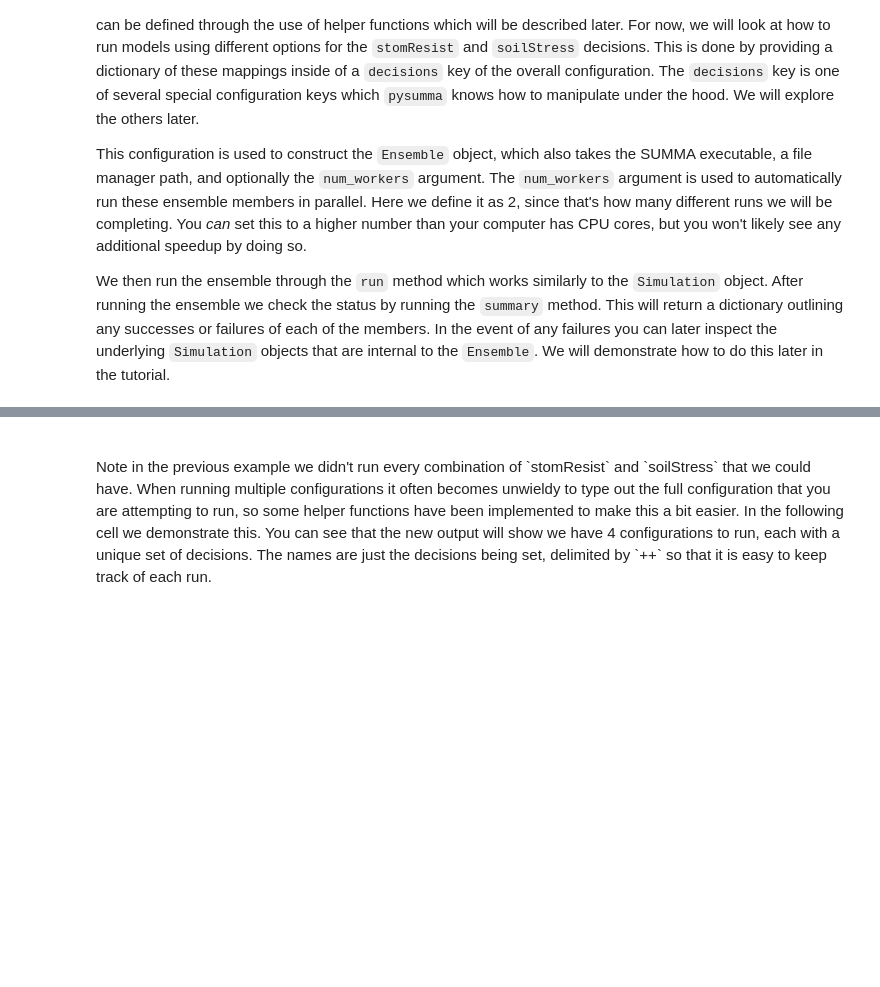
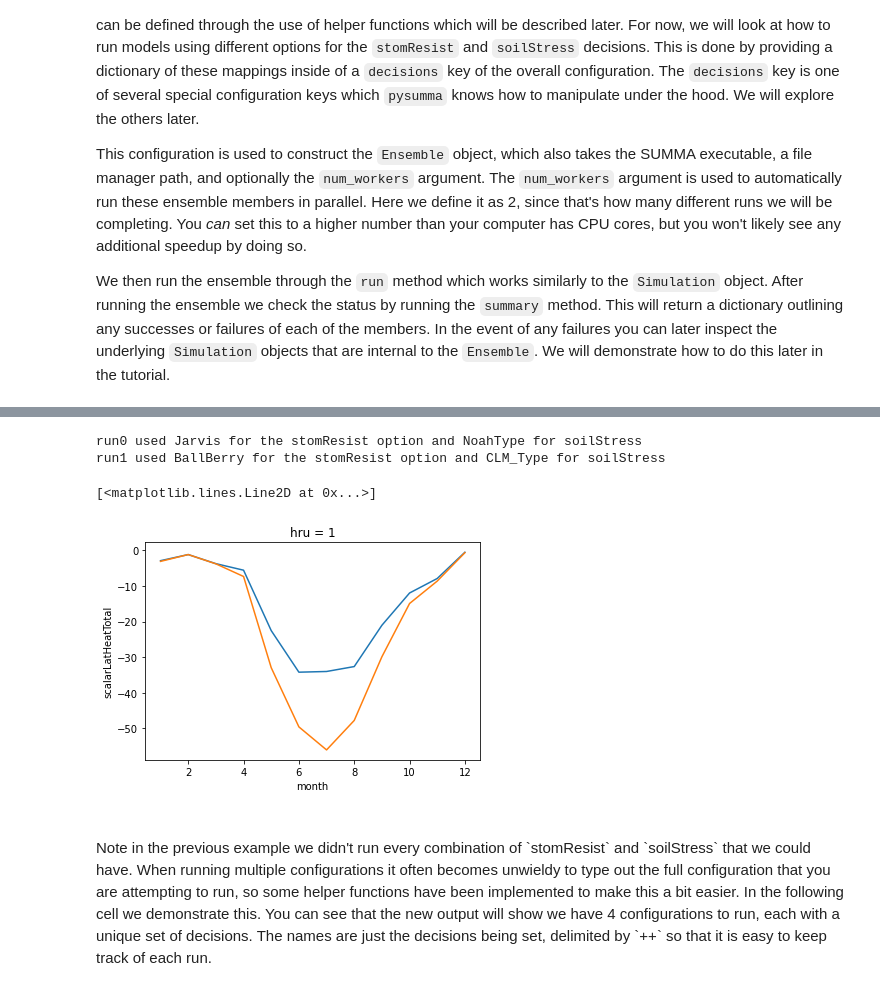
Before and after one commit to arbennett/pysumma-tutorial, a Jupyter notebook: 2_building_ensembles.ipynb, the cells around one changed output, grey strips where cells are left out. Cells and saved outputs as stored; diff of their text form; code cells hidden in the pictures; blank space fills up the shorter version.

```diff
--- a/2_building_ensembles.ipynb
+++ b/2_building_ensembles.ipynb
@@ -8,5 +8,8 @@ import pysumma as ps
 import matplotlib.pyplot as plt
 from pprint import pprint
 
-file_manager = 'PATH/TO/FILE_MANAGER'
+!cd data/reynolds && ./install_local_setup.sh && cd -
+!cd data/coldeport && ./install_local_setup.sh && cd -
+
 summa_exe = 'summa.exe'
+file_manager = './data/coldeport/file_manager.txt'
@@ -32,3 +49,18 @@ print(decisions_ens.summary())
+# %%
+for n, sim in decision_ens.simulations.items():
+    print(f'{n} used {sim.decisions["stomResist"].value} for the stomResist option and {sim.decisions["soilStress"].value} for soilStress')
+# %% [output]
+run0 used Jarvis for the stomResist option and NoahType for soilStress
+run1 used BallBerry for the stomResist option and CLM_Type for soilStress
+# %%
+run0 = decision_ens.simulations['run0'].output.load()
+run1 = decision_ens.simulations['run1'].output.load()
+
+run0['scalarLatHeatTotal'].groupby(run0['time'].dt.month).mean().plot(label='run0')
+run1['scalarLatHeatTotal'].groupby(run1['time'].dt.month).mean().plot(label='run1')
+# %% [output]
+[<matplotlib.lines.Line2D at 0x...>]
+[figure, added]
 # %% [markdown]
 <br>
 Note in the previous example we didn't run every combination of `stomResist` and `soilStress` that we could have. When running multiple configurations it often becomes unwieldy to type out the full configuration that you are attempting to run, so some helper functions have been implemented to make this a bit easier. In the following cell we demonstrate this. You can see that the new output will show we have 4 configurations to run, each with a unique set of decisions. The names are just the decisions being set, delimited by `++` so that it is easy to keep track of each run.
```
Also changed, not shown: parts of 17 cells of this notebook, 1 other file.
